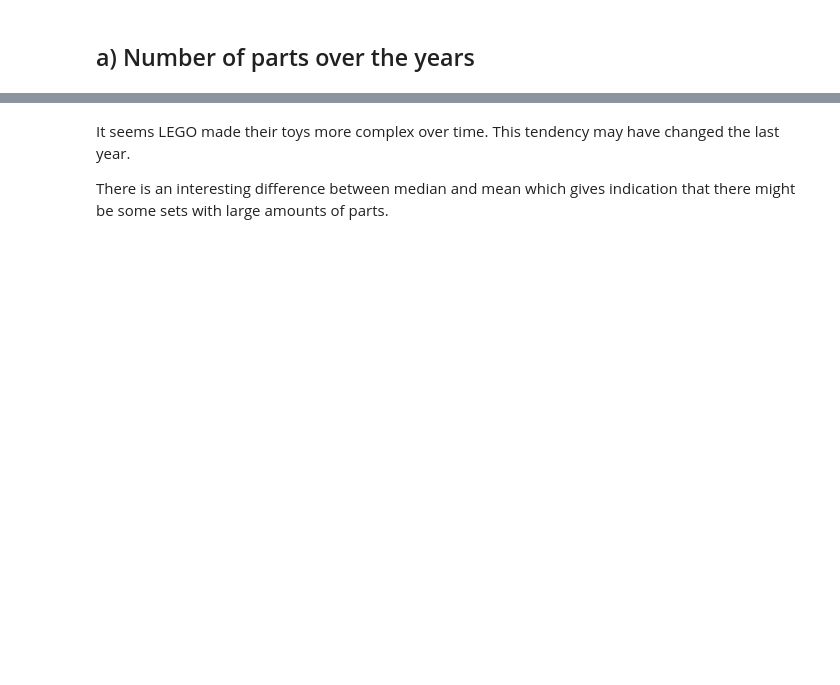
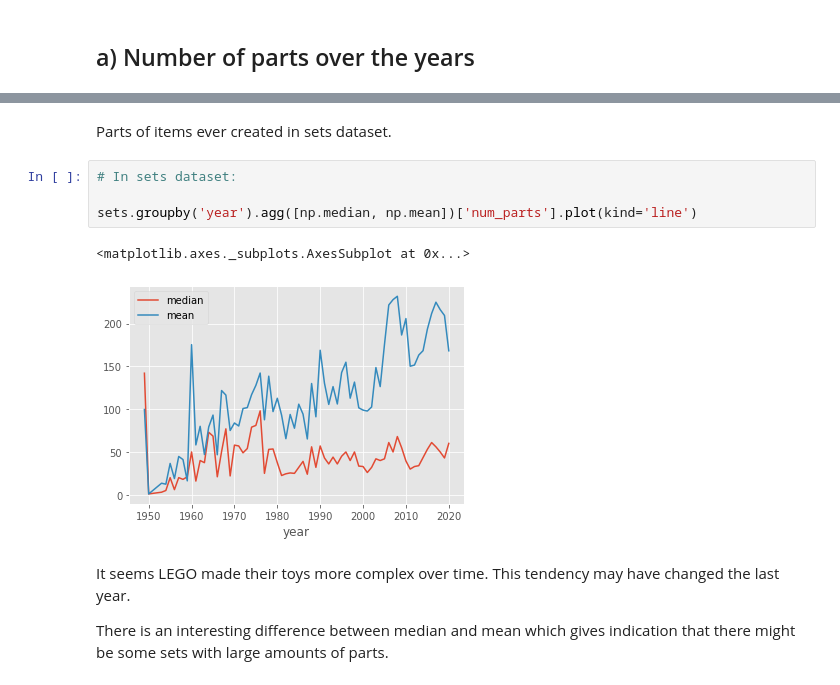
Before and after one commit to Ferrariagustinpablo/DataScienceprojects, a Jupyter notebook: LEGO_Analysis.ipynb, the cells around one changed output, grey strips where cells are left out. Cells and saved outputs as stored; diff of their text form; blank space fills up the shorter version.

```diff
--- a/LEGO_Analysis.ipynb
+++ b/LEGO_Analysis.ipynb
@@ -427,3 +402,12 @@ plt.show()
+# %% [markdown]
+Parts of items ever created in sets dataset.
+# %%
+# In sets dataset:
+
+sets.groupby('year').agg([np.median, np.mean])['num_parts'].plot(kind='line')
+# %% [output]
+<matplotlib.axes._subplots.AxesSubplot at 0x...>
+[figure, added]
 # %% [markdown]
 It seems LEGO made their toys more complex over time. This tendency may have changed the last year.
 
```
Also changed, not shown: parts of 29 cells of this notebook.
